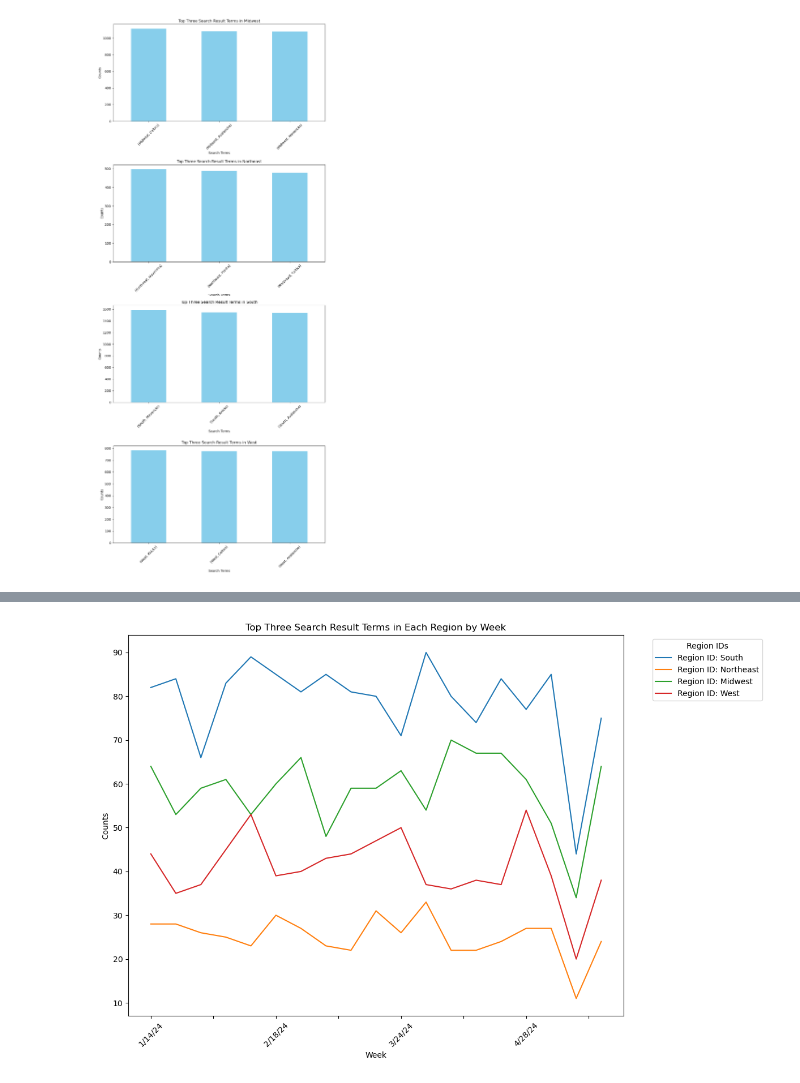
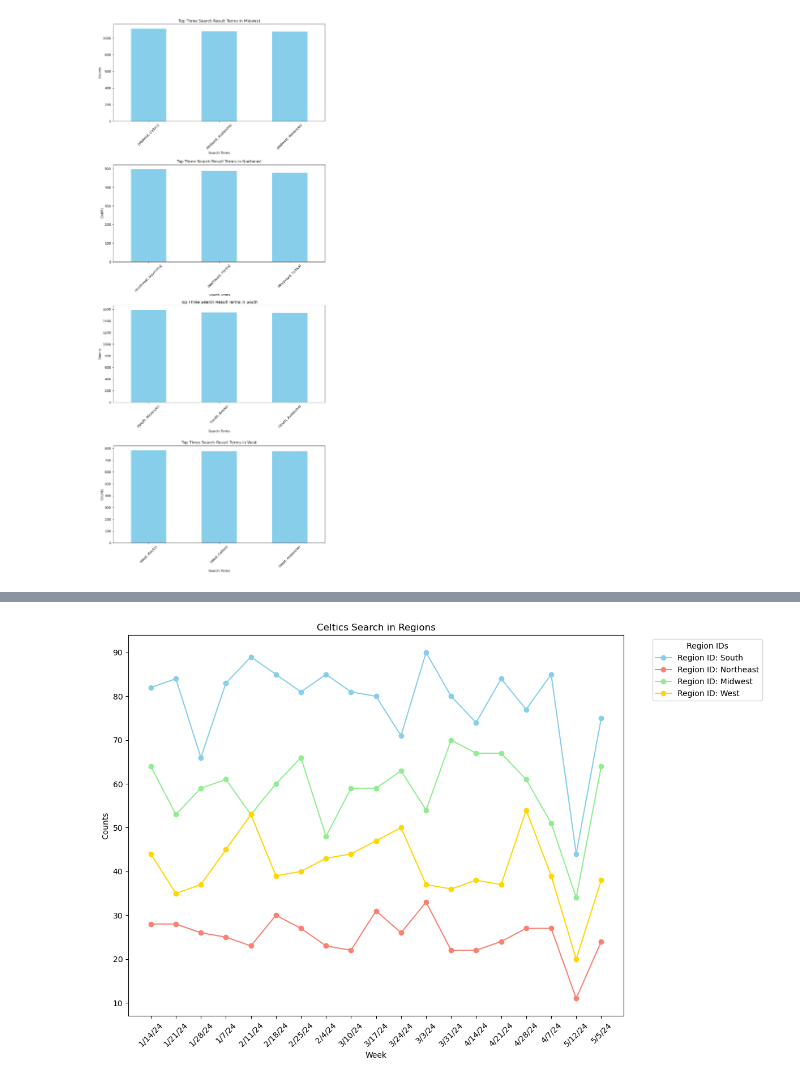
Before and after one commit to thaychansy/ucb-data-analytics-project1-group5, a Jupyter notebook: google_bi_query_lt_lg.ipynb, the cells around one changed output, grey strips where cells are left out. Cells and saved outputs as stored; diff of their text form; code cells hidden in the pictures.

```diff
--- a/google_bi_query_lt_lg.ipynb
+++ b/google_bi_query_lt_lg.ipynb
@@ -147,10 +148,8 @@ plt.show()
 [figure]
 # %%
 copied_df = google_queryDF.copy()
-top_terms_by_region = copied_df.loc[copied_df["term"] == "Celtics",:]
-top_terms_by_region
+top_terms_by_region = copied_df.loc[copied_df["term"] == "Celtics", :]
 unique_regions = top_terms_by_region['region'].unique()[:10]  # Limiting to top 10 regions
-unique_regions
 
 combined_data = pd.DataFrame()
 
@@ -158,11 +157,14 @@ for region_id in unique_regions:
     region_data = top_terms_by_region[top_terms_by_region['region'] == region_id]['term'].value_counts().head(3)
     combined_data[f'Region ID: {region_id}'] = region_data
 
+# Define colors for each region
+colors = ['skyblue', 'salmon', 'lightgreen', 'gold', 'lightcoral',
+          'lightskyblue', 'palegreen', 'lightpink', 'lightblue', 'lightyellow']
+
 # Plotting combined data
 fig, ax = plt.subplots(figsize=(12, 8))
-combined_data.plot(kind='bar', ax=ax, color='skyblue')
-ax.set_title('Top Three Search Result Terms in Each Region')
-ax.set_xlabel('Search Terms')
+combined_data.plot(kind='bar', ax=ax, color=colors[:len(unique_regions)])  # Using colors for each region
+ax.set_title('Celtics Search Term in Regions')
 ax.set_ylabel('Counts')
 ax.tick_params(axis='x', rotation=45)
 plt.legend(title='Region IDs', bbox_to_anchor=(1.05, 1), loc='upper left')
@@ -174,32 +176,34 @@ plt.show()
 # %%
 copied_df_2 = google_queryDF.copy()
 top_terms_by_region = copied_df_2.loc[copied_df_2["term"] == "Celtics",:]
 top_terms_by_region
 unique_regions = top_terms_by_region['region'].unique()[:10]  # Limiting to top 10 regions
 unique_regions
 
 
 # Create an empty DataFrame to store combined data
 combined_data = pd.DataFrame()
 
 for region_id in unique_regions:
     # Group by both 'region' and 'week' and count occurrences of 'term'
     region_data = top_terms_by_region[top_terms_by_region['region'] == region_id].groupby(['week', 'term']).size().unstack().fillna(0)
     # Take the top three search result terms for each week
     region_data = region_data.apply(lambda x: x.nlargest(3).sum(), axis=1)
     combined_data[f'Region ID: {region_id}'] = region_data
 
 # Plotting combined data
 fig, ax = plt.subplots(figsize=(12, 8))
-combined_data.plot(kind='line', ax=ax)
-ax.set_title('Top Three Search Result Terms in Each Region by Week')
+for i, col in enumerate(combined_data.columns):
+    ax.plot(combined_data.index, combined_data[col], marker='o', color=colors[i], label=col)
+
+ax.set_title('Celtics Search in Regions')
 ax.set_xlabel('Week')
 ax.set_ylabel('Counts')
 ax.tick_params(axis='x', rotation=45)
 plt.legend(title='Region IDs', bbox_to_anchor=(1.05, 1), loc='upper left')
 
 plt.tight_layout()
 plt.show()
 # %% [output]
-[figure, old version]
+[figure, new version]
 # %%
```
Also changed, not shown: parts of 9 cells of this notebook.
